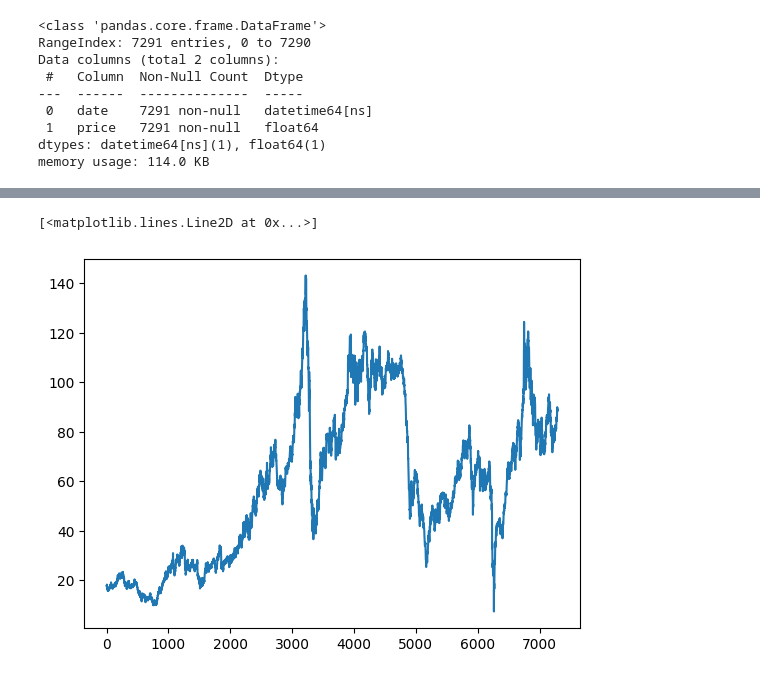
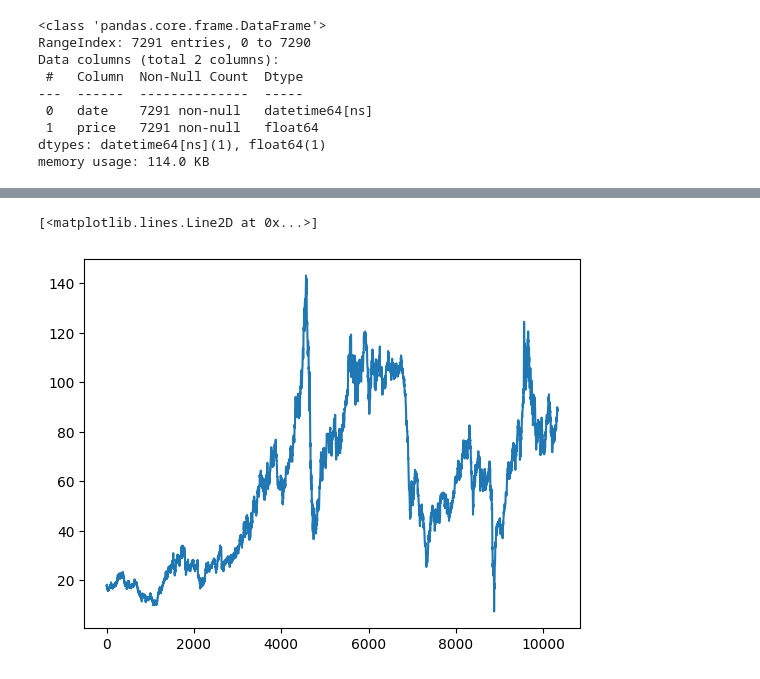
Before and after one commit to zeeenoo11/KDT5_Web_basic_Project, a Jupyter notebook: 이현길/oil_concat.ipynb, the cells around one changed output, grey strips where cells are left out. Cells and saved outputs as stored; diff of their text form; code cells hidden in the pictures.

Commit message:
oil price

```diff
--- a/이현길/oil_concat.ipynb
+++ b/이현길/oil_concat.ipynb
@@ -61,3 +61,15 @@ Data columns (total 2 columns):
  1   price   7291 non-null   float64
 dtypes: datetime64[ns](1), float64(1)
 memory usage: 114.0 KB
+# %%
+start_date = oil_priceDF["date"].min()
+end_date = oil_priceDF["date"].max()
+full_date_range = pd.date_range(start=start_date, end=end_date)
+# %%
+oil_price_overDF = (
+    oil_priceDF.set_index("date")
+    .reindex(full_date_range)
+    .reset_index()
+    .rename(columns={"index": "date"})
+)
+oil_price_overDF.info()
@@ -63,0 +86,3 @@ memory usage: 114.0 KB
+# %%
+oil_price_overDF = oil_price_overDF.interpolate()
+oil_price_overDF.info()
@@ -63,0 +99,3 @@ memory usage: 114.0 KB
+# %%
+oil_price_overDF["price"] = oil_price_overDF["price"].round(3)
+oil_price_overDF
@@ -64,8 +116,8 @@ memory usage: 114.0 KB
 # %%
 import matplotlib.pyplot as plt
 
-plt.plot(oil_priceDF["price"])
+plt.plot(oil_price_overDF["price"])
 # %% [output]
 [<matplotlib.lines.Line2D at 0x...>]
-[figure, old version]
+[figure, new version]
 # %%
```
Also changed, not shown: parts of 5 cells of this notebook, 3 other files.
